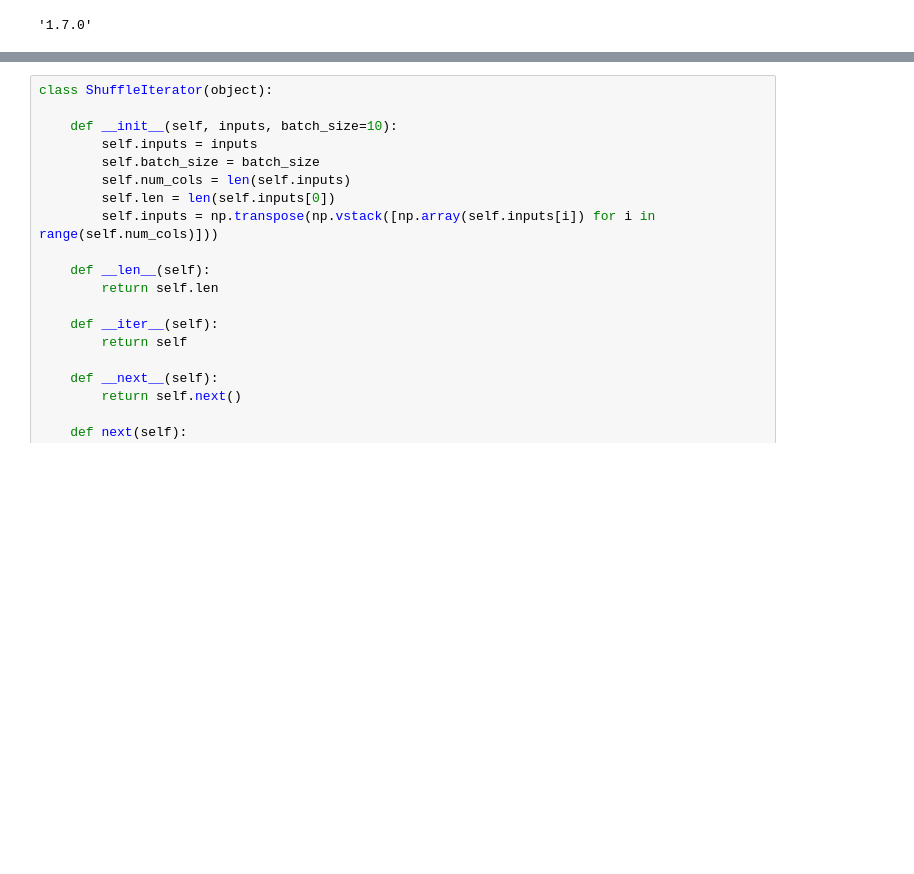
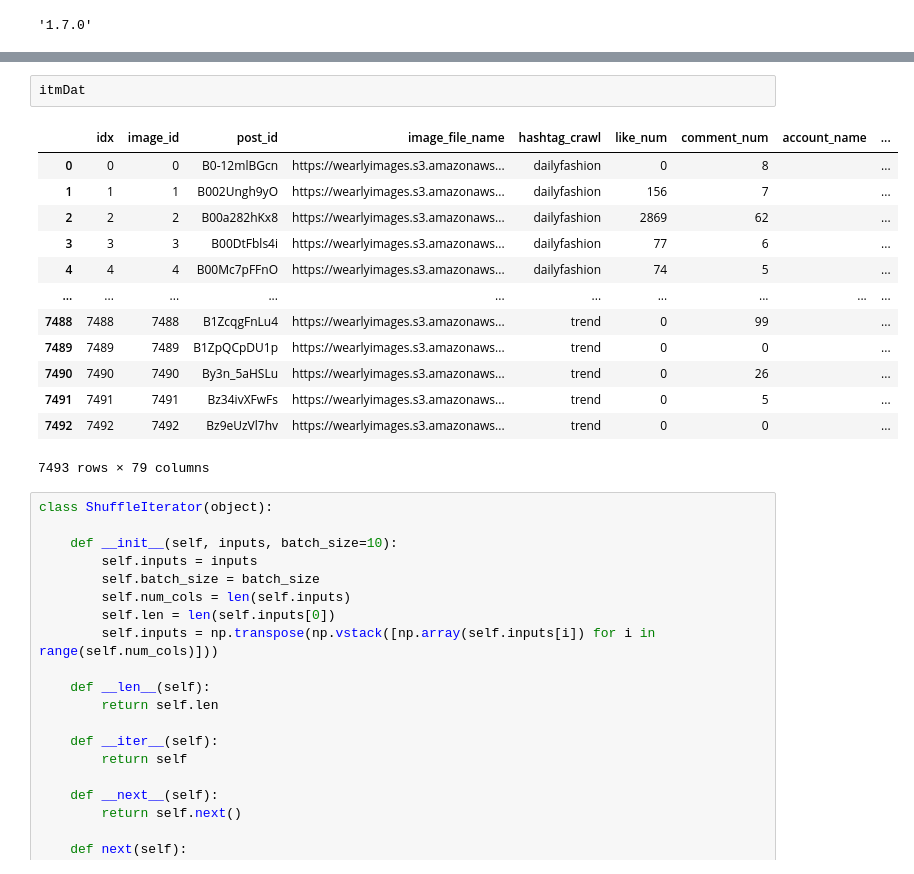
Before and after one commit to hyunyongPark/Recommendation, a Jupyter notebook: Modeling2.ipynb, the cells around one changed output, grey strips where cells are left out. Cells and saved outputs as stored; diff of their text form; blank space fills up the shorter version.

```diff
--- a/Modeling2.ipynb
+++ b/Modeling2.ipynb
@@ -624,3 +635,19 @@ def make_userANDrate():
+# %%
+itmDat
+# %% [output]
+|  | idx | image_id | post_id | image_file_name | hashtag_crawl | like_num | comment_num | account_name | ... |
+| 0 | 0 | 0 | B0-12mlBGcn | https://wearlyimages.s3.amazonaws... | dailyfashion | 0 | 8 |  | ... |
+| 1 | 1 | 1 | B002Ungh9yO | https://wearlyimages.s3.amazonaws... | dailyfashion | 156 | 7 |  | ... |
+| 2 | 2 | 2 | B00a282hKx8 | https://wearlyimages.s3.amazonaws... | dailyfashion | 2869 | 62 |  | ... |
+| 3 | 3 | 3 | B00DtFbls4i | https://wearlyimages.s3.amazonaws... | dailyfashion | 77 | 6 |  | ... |
+| 4 | 4 | 4 | B00Mc7pFFnO | https://wearlyimages.s3.amazonaws... | dailyfashion | 74 | 5 |  | ... |
+| ... | ... | ... | ... | ... | ... | ... | ... | ... | ... |
+| 7488 | 7488 | 7488 | B1ZcqgFnLu4 | https://wearlyimages.s3.amazonaws... | trend | 0 | 99 |  | ... |
+| 7489 | 7489 | 7489 | B1ZpQCpDU1p | https://wearlyimages.s3.amazonaws... | trend | 0 | 0 |  | ... |
+| 7490 | 7490 | 7490 | By3n_5aHSLu | https://wearlyimages.s3.amazonaws... | trend | 0 | 26 |  | ... |
+| 7491 | 7491 | 7491 | Bz34ivXFwFs | https://wearlyimages.s3.amazonaws... | trend | 0 | 5 |  | ... |
+| 7492 | 7492 | 7492 | Bz9eUzVl7hv | https://wearlyimages.s3.amazonaws... | trend | 0 | 0 |  | ... |
+7493 rows × 79 columns
 # %%
 class ShuffleIterator(object):
 
```
Also changed, not shown: parts of 4 cells of this notebook.
